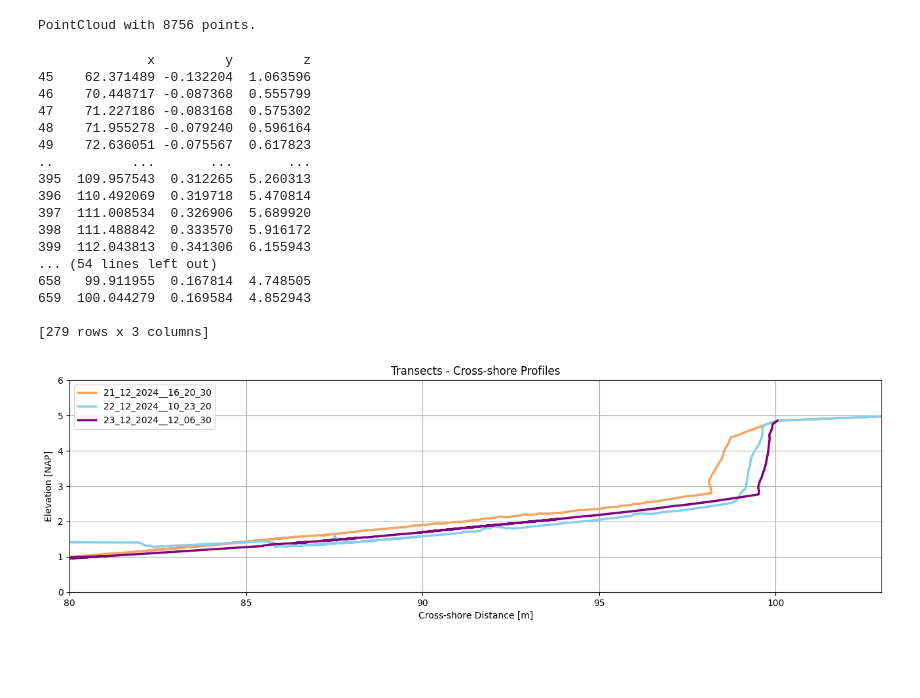
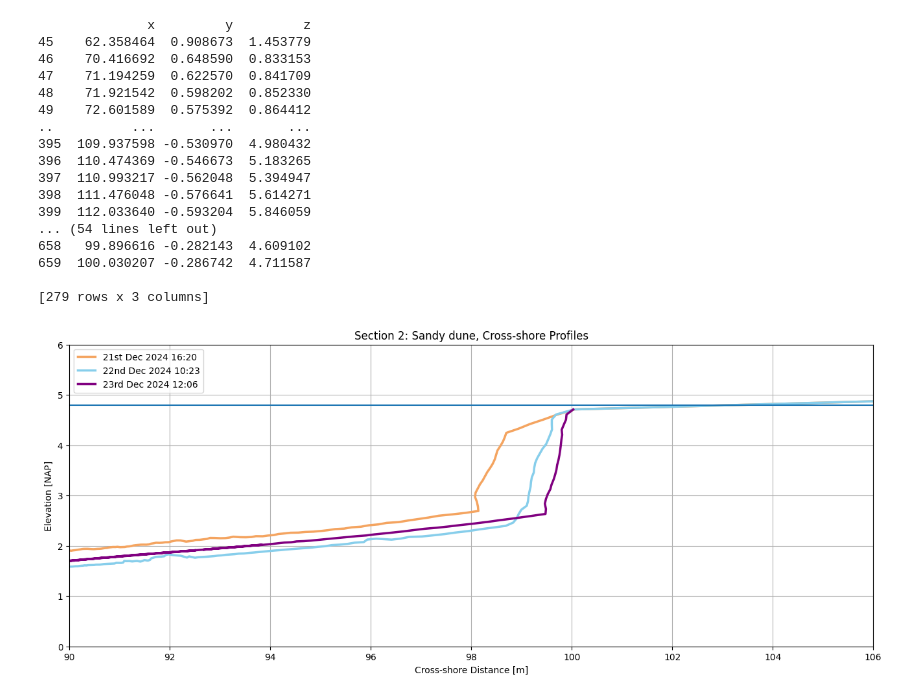
Before and after one commit to Rubenrosman/HybridDune, a Jupyter notebook: Ruben/LiDAR/Storm_2/Lidar_2_storm2_plots.ipynb, the cells around one changed output. Cells and saved outputs as stored; diff of their text form; code cells hidden in the pictures; blank space fills up the shorter version.

```diff
--- a/Ruben/LiDAR/Storm_2/Lidar_2_storm2_plots.ipynb
+++ b/Ruben/LiDAR/Storm_2/Lidar_2_storm2_plots.ipynb
@@ -21,25 +17,6 @@ def create_transects_around_target_theta2(point_cloud, target_theta2_values, the
 def check_unassigned_points(point_cloud_df, transects):
     assigned_points = pd.concat(transects)
     return point_cloud_df[~point_cloud_df.index.isin(assigned_points.index)].shape[0]
-# %%
-# Define the transformation matrix gathered from CloudCompare georeferencing
-transformation_matrix = np.array([
-    [-0.000016770196,  0.000814016035, -0.000582627312,  492.124877929688],
-    [ 0.000013774332, -0.000582466251, -0.000814187515,  127.395973205566],
-    [-0.001000943012, -0.000021653870, -0.000001442754,    4.594210147858],
-    [ 0.000000000000,  0.000000000000,  0.000000000000,    1.000000000000]
-])
-
-transformation_matrix[0,3]+=  72000.00
-transformation_matrix[1,3]+=  452000.00
-transformation_matrix[3,3]=1
-# %%
-# Load point cloud
-map_naam = r"U:\Data\2024-12-22, Storm 2\Lidars\20241223_LiDAR2\10s interval data\Lidar2__Pcl_0023_12_2024__12_06_30.062.PCD"  #Lidar2
-pcd = o3d.io.read_point_cloud(map_naam)
-pcd
-# %% [output]
-PointCloud with 8756 points.
 # %%
 def singe_file(pcd_file_path):
     pcd = o3d.io.read_point_cloud(pcd_file_path)
@@ -179,41 +157,43 @@ print(df4)
 print(df5)
 # %% [output]
               x         y         z
-45    62.371489 -0.132204  1.063596
-46    70.448717 -0.087368  0.555799
-47    71.227186 -0.083168  0.575302
-48    71.955278 -0.079240  0.596164
-49    72.636051 -0.075567  0.617823
+45    62.358464  0.908673  1.453779
+46    70.416692  0.648590  0.833153
+47    71.194259  0.622570  0.841709
+48    71.921542  0.598202  0.852330
+49    72.601589  0.575392  0.864412
 ..          ...       ...       ...
-395  109.957543  0.312265  5.260313
-396  110.492069  0.319718  5.470814
-397  111.008534  0.326906  5.689920
-398  111.488842  0.333570  5.916172
-399  112.043813  0.341306  6.155943
+395  109.937598 -0.530970  4.980432
+396  110.474369 -0.546673  5.183265
+397  110.993217 -0.562048  5.394947
+398  111.476048 -0.576641  5.614271
+399  112.033640 -0.593204  5.846059
 ... (54 lines left out)
-658   99.911955  0.167814  4.748505
-659  100.044279  0.169584  4.852943
+658   99.896616 -0.282143  4.609102
+659  100.030207 -0.286742  4.711587
 
 [279 rows x 3 columns]
 # %%
 # Plot the transformed transects
 plt.figure(figsize=(16, 8))
 
 # Plot each dataframe
-plt.plot(df1['x'], df1['z'], color='sandybrown', linewidth=2.5, label='21_12_2024__16_20_30')
-plt.plot(df2['x'], df2['z'], color='skyblue', linewidth=2.5, label='22_12_2024__10_23_20')
-# plt.plot(df3['x'], df3['z'], color='lightgreen', linewidth=2.5, label='22_12_2024__18_06_30')
-# plt.plot(df4['x'], df4['z'], color='coral', linewidth=2.5, label='23_12_2024__00_06_30, (Wave)')
-plt.plot(df5['x'], df5['z'], color='purple', linewidth=2.5, label='23_12_2024__12_06_30')
+plt.plot(df1['x'], df1['z'], color='sandybrown', linewidth=2.5, label='21st Dec 2024 16:20')
+plt.plot(df2['x'], df2['z'], color='skyblue', linewidth=2.5, label='22nd Dec 2024 10:23')
+# plt.plot(df3['x'], df3['z'], color='lightgreen', linewidth=2.5, label='22nd Dec 2024 18:06')
+# plt.plot(df4['x'], df4['z'], color='coral', linewidth=2.5, label='23rd Dec 2024 00:06, (Wave)')
+plt.plot(df5['x'], df5['z'], color='purple', linewidth=2.5, label='23rd Dec 2024 12:06')
+
+plt.axhline(y=4.8)
 
 plt.xlabel('Cross-shore Distance [m]')
 plt.ylabel('Elevation [NAP]')
-plt.title('Transects - Cross-shore Profiles')
+plt.title('Section 2: Sandy dune, Cross-shore Profiles')
 plt.grid(True)
 plt.gca().set_aspect('equal', adjustable='box')
-plt.legend()
-plt.xlim(80, 103)
+plt.legend(loc='upper left')
+plt.xlim(90, 106)
 plt.ylim(0, 6)
 plt.show()
 # %% [output]
-[figure, old version]
+[figure, new version]
```
Also changed, not shown: parts of 2 cells of this notebook, 3 other files.
